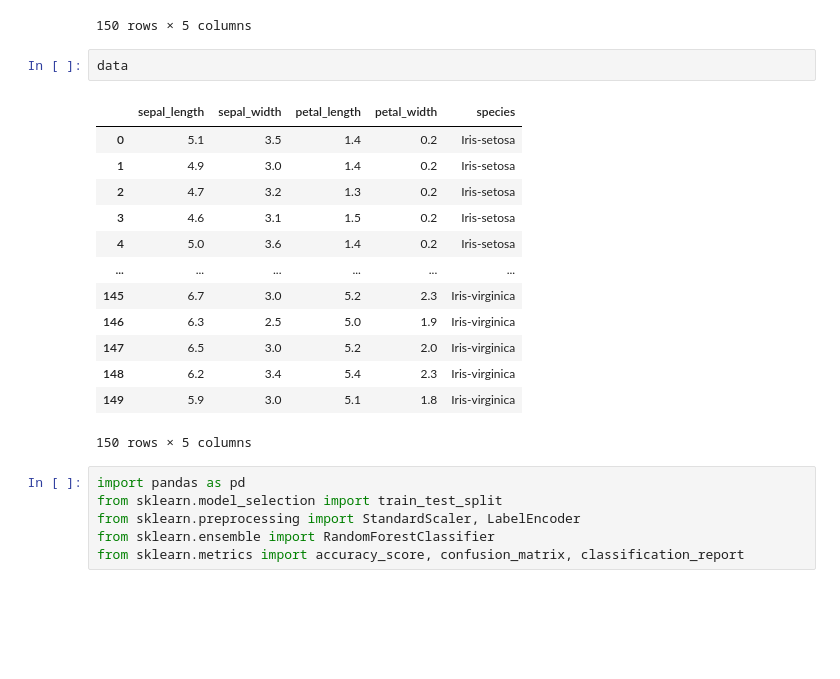
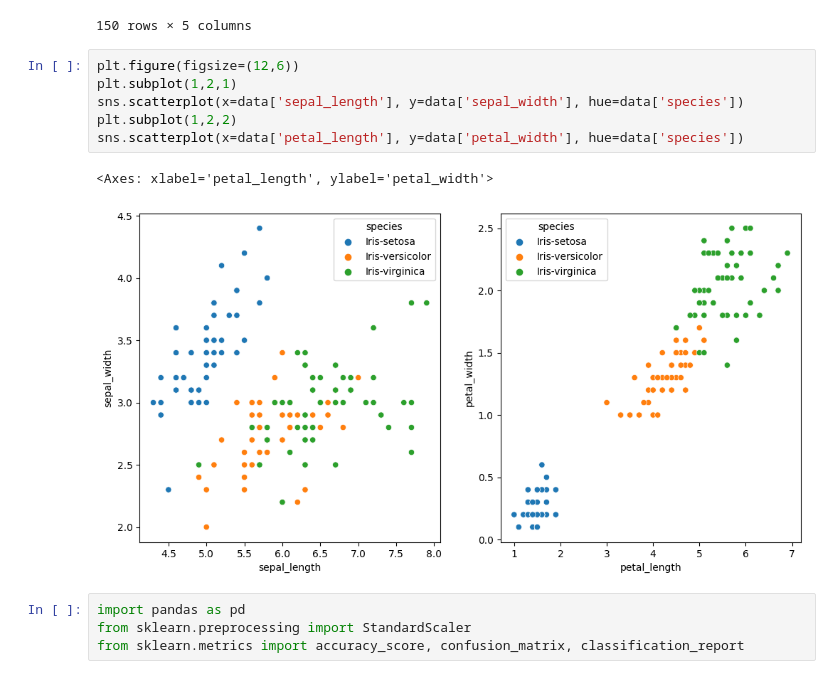
Before and after one commit to Priyanshu-0301/Encryptix, a Jupyter notebook: Iris.ipynb, the cells around one changed output. Cells and saved outputs as stored; diff of their text form; blank space fills up the shorter version.

```diff
--- a/Iris.ipynb
+++ b/Iris.ipynb
@@ -53,27 +69,18 @@ data
 | 148 | 6.2 | 3.4 | 5.4 | 2.3 | Iris-virginica |
 | 149 | 5.9 | 3.0 | 5.1 | 1.8 | Iris-virginica |
 150 rows × 5 columns
-# %%
-data
-# %% [output]
-|  | sepal_length | sepal_width | petal_length | petal_width | species |
-| 0 | 5.1 | 3.5 | 1.4 | 0.2 | Iris-setosa |
-| 1 | 4.9 | 3.0 | 1.4 | 0.2 | Iris-setosa |
-| 2 | 4.7 | 3.2 | 1.3 | 0.2 | Iris-setosa |
-| 3 | 4.6 | 3.1 | 1.5 | 0.2 | Iris-setosa |
-| 4 | 5.0 | 3.6 | 1.4 | 0.2 | Iris-setosa |
-| ... | ... | ... | ... | ... | ... |
-| 145 | 6.7 | 3.0 | 5.2 | 2.3 | Iris-virginica |
-| 146 | 6.3 | 2.5 | 5.0 | 1.9 | Iris-virginica |
-| 147 | 6.5 | 3.0 | 5.2 | 2.0 | Iris-virginica |
-| 148 | 6.2 | 3.4 | 5.4 | 2.3 | Iris-virginica |
-| 149 | 5.9 | 3.0 | 5.1 | 1.8 | Iris-virginica |
-150 rows × 5 columns
+# %%
+plt.figure(figsize=(12,6))
+plt.subplot(1,2,1)
+sns.scatterplot(x=data['sepal_length'], y=data['sepal_width'], hue=data['species'])
+plt.subplot(1,2,2)
+sns.scatterplot(x=data['petal_length'], y=data['petal_width'], hue=data['species'])
+# %% [output]
+<Axes: xlabel='petal_length', ylabel='petal_width'>
+[figure, added]
 # %%
 import pandas as pd
-from sklearn.model_selection import train_test_split
-from sklearn.preprocessing import StandardScaler, LabelEncoder
-from sklearn.ensemble import RandomForestClassifier
+from sklearn.preprocessing import StandardScaler
 from sklearn.metrics import accuracy_score, confusion_matrix, classification_report
 # %%
 
```
Also changed, not shown: parts of 6 cells of this notebook.
